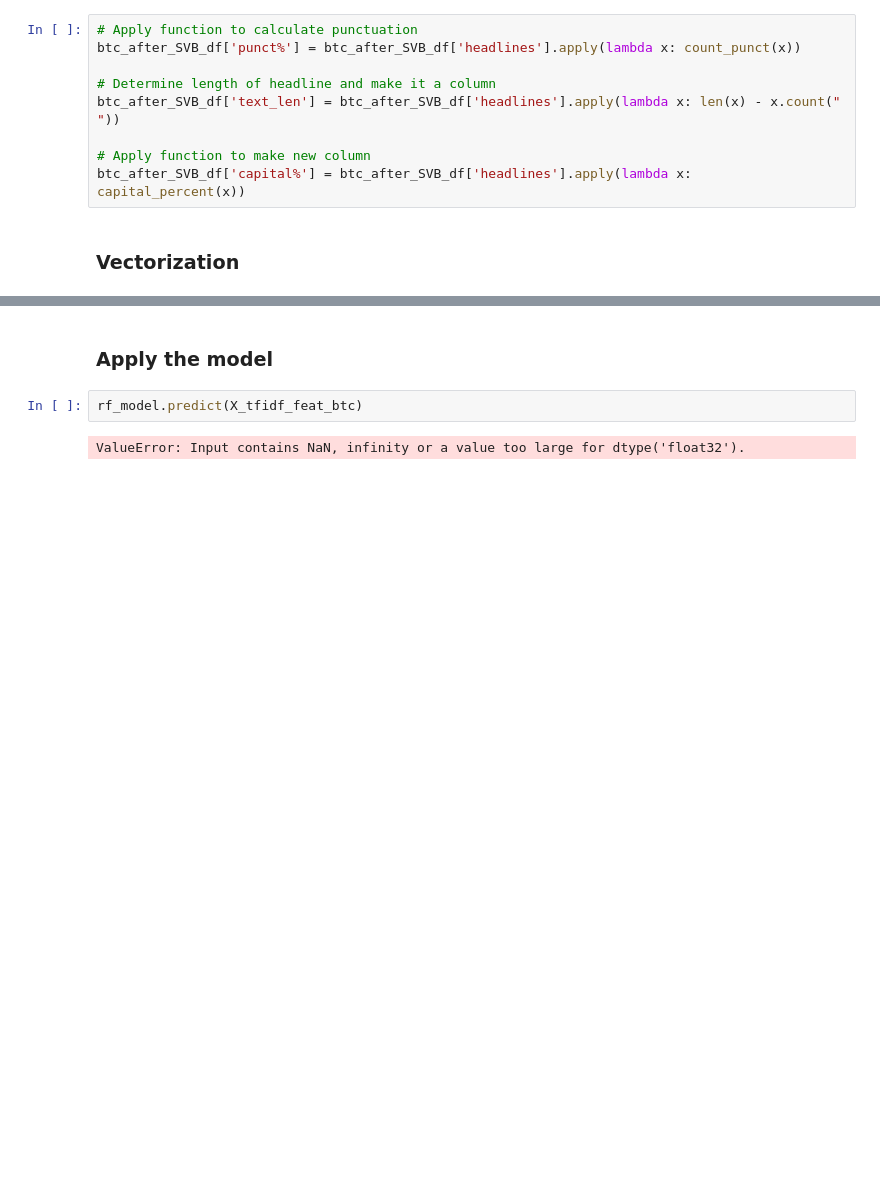
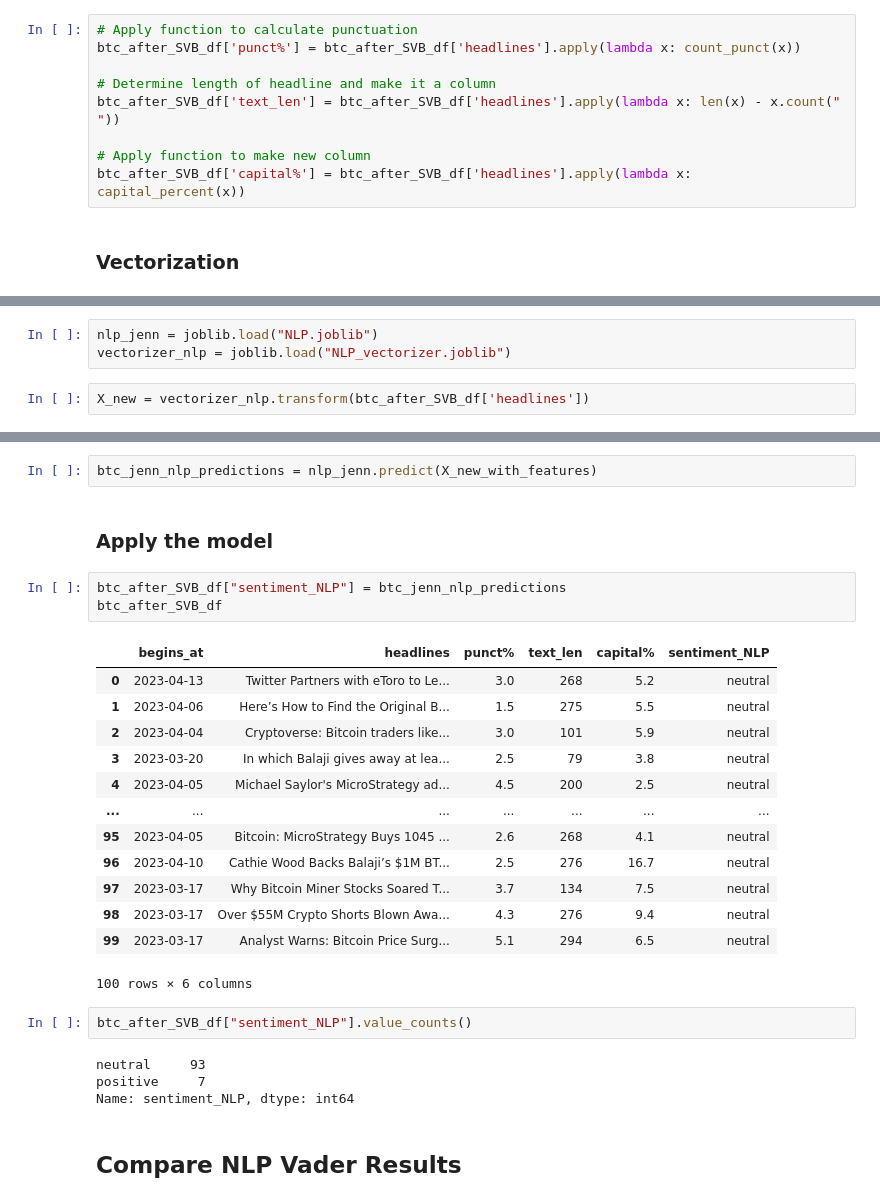
Before and after one commit to zarbin/UTA_Project-4, a Jupyter notebook: sandbox/JennS/NLP_ShulyakEdition/NLP_financial_news.ipynb, the cells around one changed output, grey strips where cells are left out. Drawn from its saved outputs; the diff is of its cells as text; blank space fills up the shorter version.

Commit message:
completed nlp model for news

```diff
--- a/sandbox/JennS/NLP_ShulyakEdition/NLP_financial_news.ipynb
+++ b/sandbox/JennS/NLP_ShulyakEdition/NLP_financial_news.ipynb
@@ -344,0 +337,5 @@ X_tfidf_feat_btc.head(5)
+# %%
+nlp_jenn = joblib.load("NLP.joblib")
+vectorizer_nlp = joblib.load("NLP_vectorizer.joblib")
+# %%
+X_new = vectorizer_nlp.transform(btc_after_SVB_df['headlines'])
@@ -345,6 +353,29 @@ X_tfidf_feat_btc.head(5)
+# %%
+btc_jenn_nlp_predictions = nlp_jenn.predict(X_new_with_features)
 # %% [markdown]
 ### Apply the model
-# %%
-rf_model.predict(X_tfidf_feat_btc)
-# %% [output]
-ValueError: Input contains NaN, infinity or a value too large for dtype('float32').
+# %%
+btc_after_SVB_df["sentiment_NLP"] = btc_jenn_nlp_predictions
+btc_after_SVB_df
+# %% [output]
+|  | begins_at | headlines | punct% | text_len | capital% | sentiment_NLP |
+| 0 | 2023-04-13 | Twitter Partners with eToro to Le... | 3.0 | 268 | 5.2 | neutral |
+| 1 | 2023-04-06 | Here’s How to Find the Original B... | 1.5 | 275 | 5.5 | neutral |
+| 2 | 2023-04-04 | Cryptoverse: Bitcoin traders like... | 3.0 | 101 | 5.9 | neutral |
+| 3 | 2023-03-20 | In which Balaji gives away at lea... | 2.5 | 79 | 3.8 | neutral |
+| 4 | 2023-04-05 | Michael Saylor's MicroStrategy ad... | 4.5 | 200 | 2.5 | neutral |
+| ... | ... | ... | ... | ... | ... | ... |
+| 95 | 2023-04-05 | Bitcoin: MicroStrategy Buys 1045 ... | 2.6 | 268 | 4.1 | neutral |
+| 96 | 2023-04-10 | Cathie Wood Backs Balaji’s $1M BT... | 2.5 | 276 | 16.7 | neutral |
+| 97 | 2023-03-17 | Why Bitcoin Miner Stocks Soared T... | 3.7 | 134 | 7.5 | neutral |
+| 98 | 2023-03-17 | Over $55M Crypto Shorts Blown Awa... | 4.3 | 276 | 9.4 | neutral |
+| 99 | 2023-03-17 | Analyst Warns: Bitcoin Price Surg... | 5.1 | 294 | 6.5 | neutral |
+100 rows × 6 columns
+# %%
+btc_after_SVB_df["sentiment_NLP"].value_counts()
+# %% [output]
+neutral     93
+positive     7
+Name: sentiment_NLP, dtype: int64
+# %% [markdown]
+## Compare NLP Vader Results
```
Also changed, not shown: parts of 9 cells of this notebook, 13 other files.
